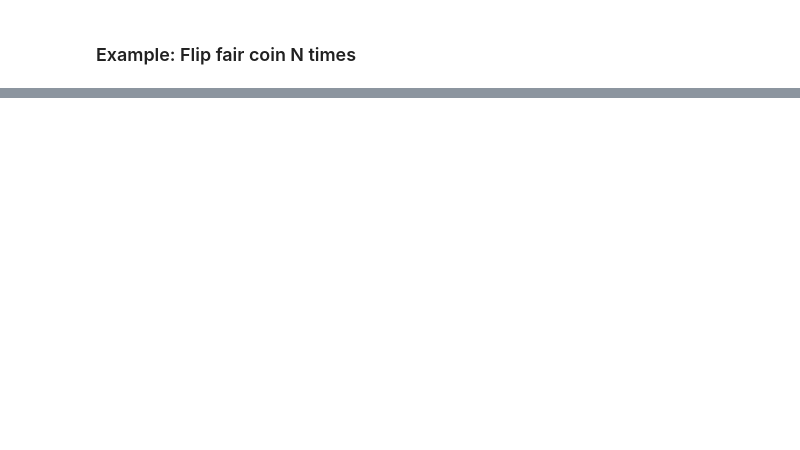
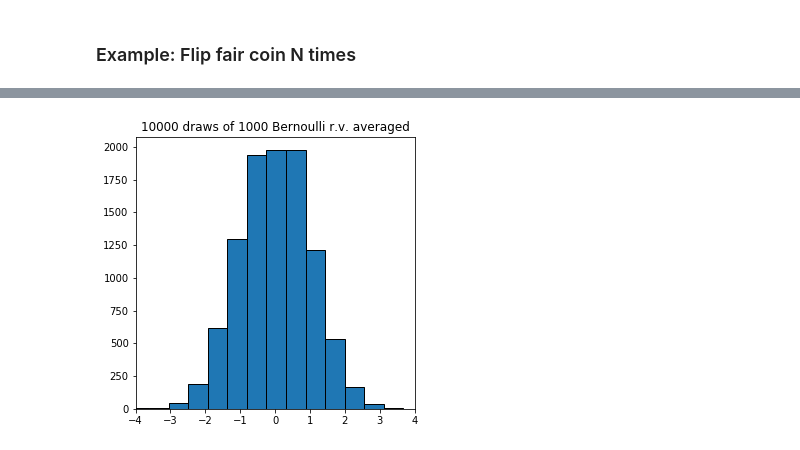
Before and after one commit to Canas/ml-and-ds-notebooks, a Jupyter notebook: Quick Tutorials/law_of_large_numbers_and_central_limit_theorem.ipynb, the cells around one changed output, grey strips where cells are left out. Saved outputs shown, nothing was run; the diff lists cells and outputs as text; code cells hidden in the pictures; blank space fills up the shorter version.

```diff
--- a/Quick Tutorials/law_of_large_numbers_and_central_limit_theorem.ipynb
+++ b/Quick Tutorials/law_of_large_numbers_and_central_limit_theorem.ipynb
@@ -112,0 +116,15 @@ _ = ax.set_title(f'{N} draws of {n} Bernoulli r.v. averaged')
+# %%
+N = 10000
+n = 1000
+theta = 0.5
+outputs = []
+
+for i in range(N):
+    outputs.append(normalized_sum(draw_samples(n, theta).mean(), n, theta))
+# %%
+fig, ax = plt.subplots(figsize=(5, 5))
+ax.hist(outputs, bins=15, edgecolor='k')
+ax.set_xlim([-4, 4])
+_ = ax.set_title(f'{N} draws of {n} Bernoulli r.v. averaged')
+# %% [output]
+[figure, added]
```
Also changed, not shown: parts of 6 cells of this notebook.
